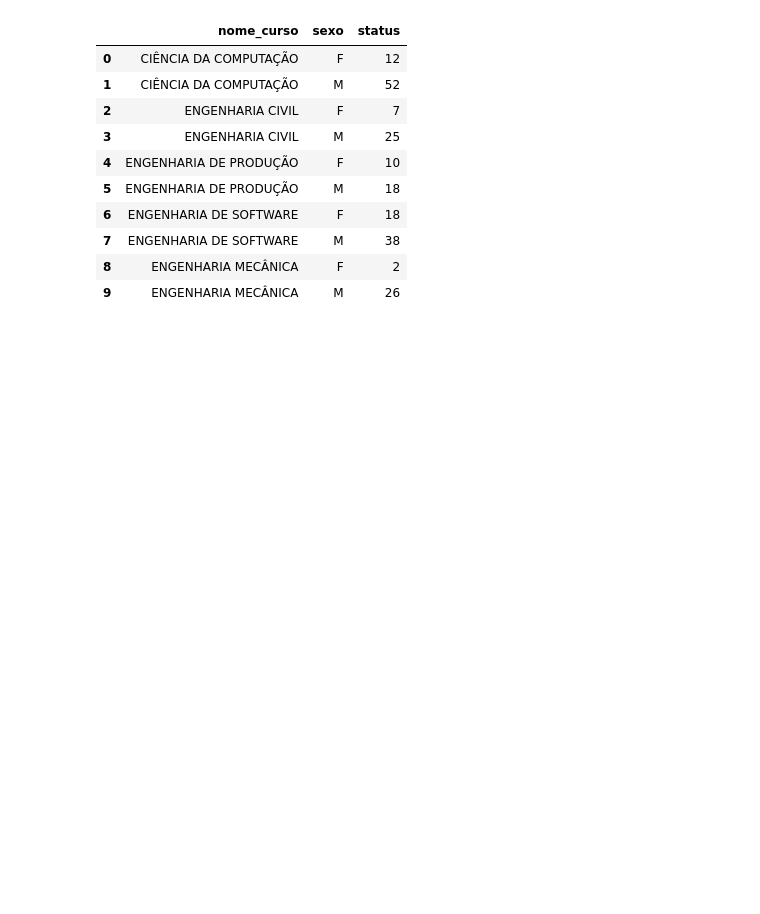
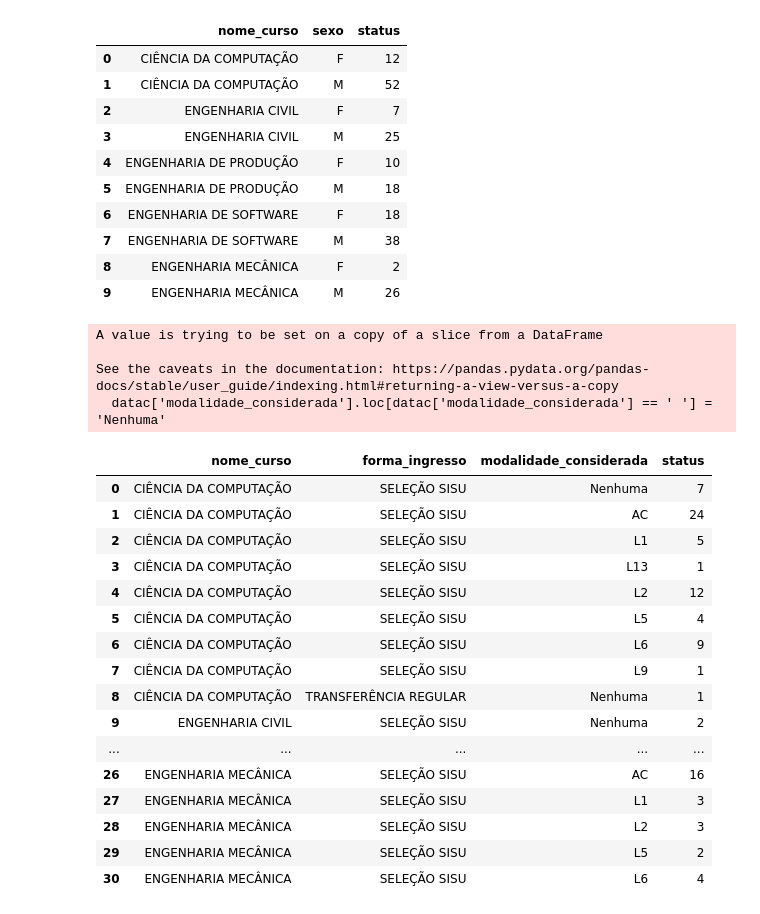
Before and after one commit to kaladabrio2020/dashboardUFC, a Jupyter notebook: Dashboard.ipynb, the cells around one changed output. Drawn from its saved outputs; the diff is of its cells as text; code cells hidden in the pictures; blank space fills up the shorter version.

Commit message:
data50

```diff
--- a/Dashboard.ipynb
+++ b/Dashboard.ipynb
@@ -100,3 +100,34 @@ DataS.groupby(
 | 7 | ENGENHARIA DE SOFTWARE | M | 38 |
 | 8 | ENGENHARIA MECÂNICA | F | 2 |
 | 9 | ENGENHARIA MECÂNICA | M | 26 |
+# %%
+datac = data.loc[(data['ano_saida']=='2020') &
+        (data['nome_unidade'] == 'CAMPUS DA UFC DE RUSSAS') &
+        (data['status'] == 'CANCELADO')]
+datac = datac.groupby(
+    by = ['nome_curso','forma_ingresso','modalidade_considerada']
+)['status'].count().reset_index()
+datac['modalidade_considerada'].loc[datac['modalidade_considerada'] == ' '] = 'Nenhuma'
+datac
+# %% [output]
+A value is trying to be set on a copy of a slice from a DataFrame
+
+See the caveats in the documentation: https://pandas.pydata.org/pandas-docs/stable/user_guide/indexing.html#returning-a-view-versus-a-copy
+  datac['modalidade_considerada'].loc[datac['modalidade_considerada'] == ' '] = 'Nenhuma'
+|  | nome_curso | forma_ingresso | modalidade_considerada | status |
+| 0 | CIÊNCIA DA COMPUTAÇÃO | SELEÇÃO SISU | Nenhuma | 7 |
+| 1 | CIÊNCIA DA COMPUTAÇÃO | SELEÇÃO SISU | AC | 24 |
+| 2 | CIÊNCIA DA COMPUTAÇÃO | SELEÇÃO SISU | L1 | 5 |
+| 3 | CIÊNCIA DA COMPUTAÇÃO | SELEÇÃO SISU | L13 | 1 |
+| 4 | CIÊNCIA DA COMPUTAÇÃO | SELEÇÃO SISU | L2 | 12 |
+| 5 | CIÊNCIA DA COMPUTAÇÃO | SELEÇÃO SISU | L5 | 4 |
+| 6 | CIÊNCIA DA COMPUTAÇÃO | SELEÇÃO SISU | L6 | 9 |
+| 7 | CIÊNCIA DA COMPUTAÇÃO | SELEÇÃO SISU | L9 | 1 |
+| 8 | CIÊNCIA DA COMPUTAÇÃO | TRANSFERÊNCIA REGULAR | Nenhuma | 1 |
+| 9 | ENGENHARIA CIVIL | SELEÇÃO SISU | Nenhuma | 2 |
+| ... | ... | ... | ... | ... |
+| 26 | ENGENHARIA MECÂNICA | SELEÇÃO SISU | AC | 16 |
+| 27 | ENGENHARIA MECÂNICA | SELEÇÃO SISU | L1 | 3 |
+| 28 | ENGENHARIA MECÂNICA | SELEÇÃO SISU | L2 | 3 |
+| 29 | ENGENHARIA MECÂNICA | SELEÇÃO SISU | L5 | 2 |
+| 30 | ENGENHARIA MECÂNICA | SELEÇÃO SISU | L6 | 4 |
```
Also changed, not shown: 3 other files.
